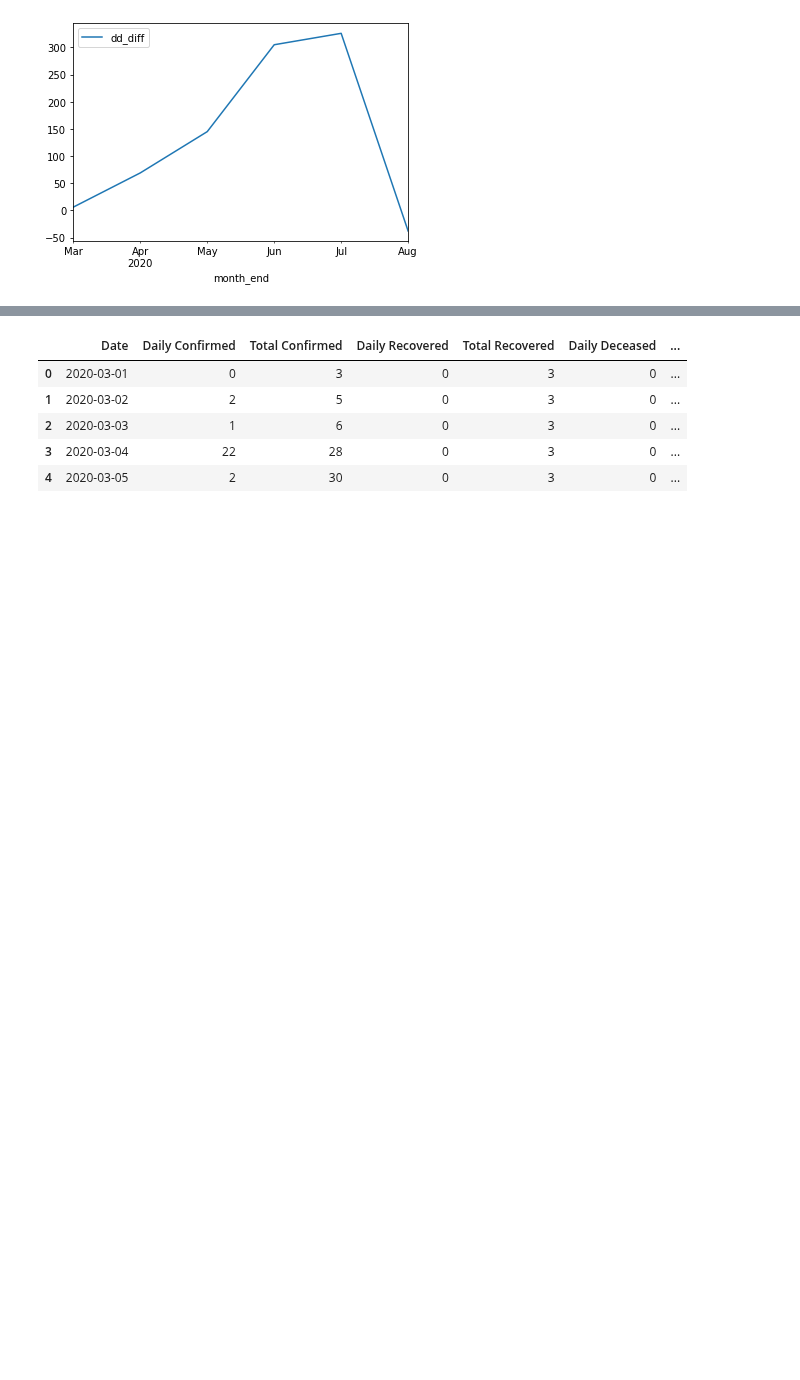
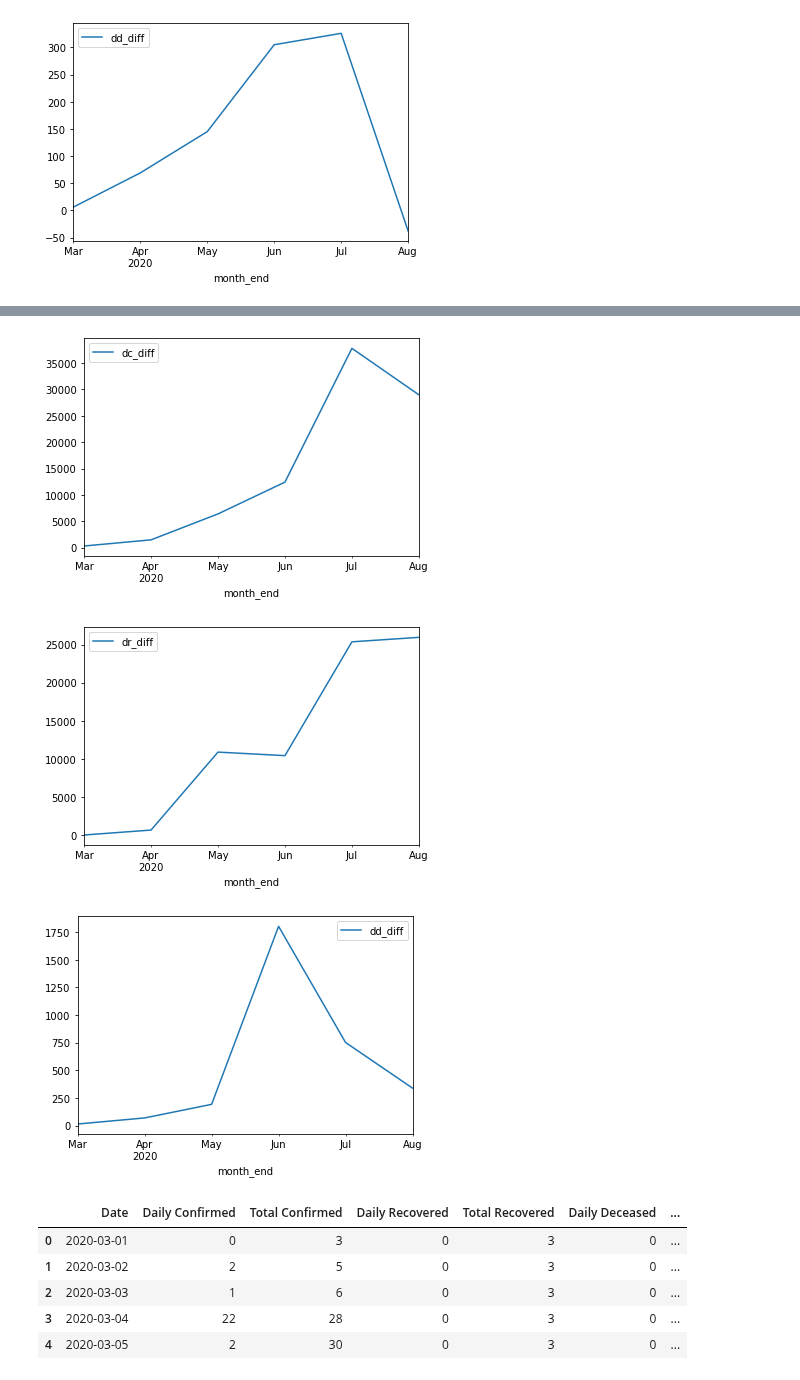
Before and after one commit to adit22/Data_Analysis, a Jupyter notebook: covid data analysis/Merged Analysis/Covid19_Merged_Analysis.ipynb, the cells around one changed output, grey strips where cells are left out. Saved outputs shown, nothing was run; the diff lists cells and outputs as text; code cells hidden in the pictures; blank space fills up the shorter version.

```diff
--- a/covid data analysis/Merged Analysis/Covid19_Merged_Analysis.ipynb
+++ b/covid data analysis/Merged Analysis/Covid19_Merged_Analysis.ipynb
@@ -580,3 +580,7 @@ for i in colls:
 [figure]
 [figure]
 [figure]
+# %%
+dc_diff_list_min_max=[]
+dr_diff_list_min_max=[]
+dd_diff_list_min_max=[]
@@ -583,3 +623,13 @@ for i in colls:
+# %%
+colls=list(diff_dataf.columns)
+colls.pop(0)
+colls.pop(0)
+for i in colls:
+    diff_dataf.plot(x="month_end",y=i)
+# %% [output]
+[figure, added]
+[figure, added]
+[figure, added]
 # %%
 dt_mrgd.head()
 # %% [output]
```
Also changed, not shown: parts of 14 cells of this notebook, 25 other files.
